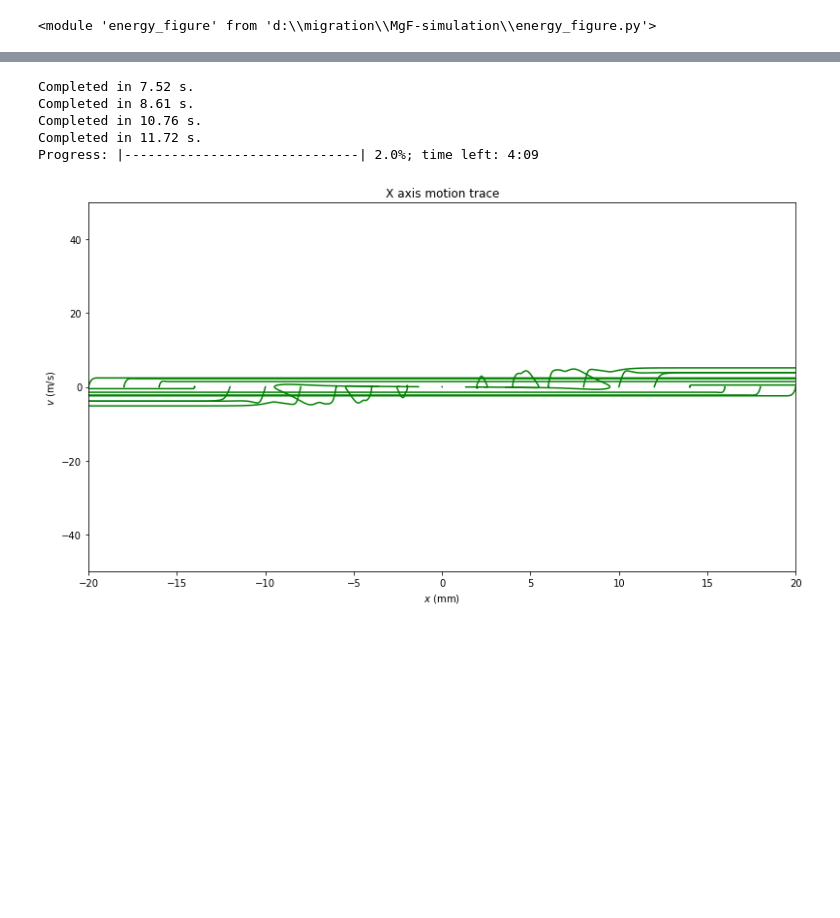
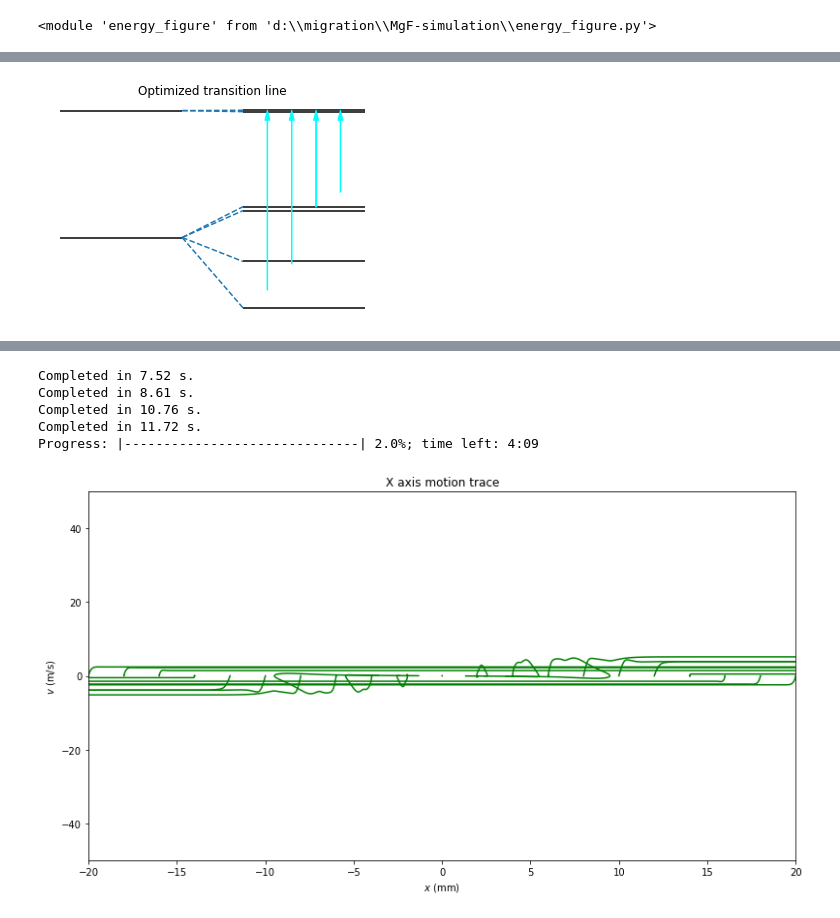
Before and after one commit to DongkyuLim/MgF-simulation, a Jupyter notebook: Practice Note in here.ipynb, the cells around one changed output, grey strips where cells are left out. Drawn from its saved outputs; the diff is of its cells as text; code cells hidden in the pictures; blank space fills up the shorter version.

```diff
--- a/Practice Note in here.ipynb
+++ b/Practice Note in here.ipynb
@@ -180,40 +180,45 @@ for hfx in Hfs_X:
 
 diag.plot(axis_on=0,saving=1,name="MgF energy diagram")
 # %%
-
-connection =
+import pymongo
+connection = pymongo.MongoClient("localhost:27017")
+db = connection.db.New_vc
+max_parameters = db.find(limit=5,projection={"_id" : 0}).sort("target",pymongo.DESCENDING)[0]["params"]
+energy_ls = [max_parameters["d1"],max_parameters["d2"],max_parameters["d3"],max_parameters["d4"]]
 
 diag = energy_figure.energy_diagram()
 
 Hfs_X = dict()
 Hfs_A = dict()
 
 Hfs_X["F=1-"] = E_X[0]*Gamma
 Hfs_X["F=0"] = E_X[1]*Gamma
 Hfs_X["F=1+"] = E_X[2]*Gamma
 Hfs_X["F=2"] = E_X[3]*Gamma
 
 Hfs_A["F'=0"] = E_A[0]*Gamma
 Hfs_A["F'=1"] = E_A[1]*Gamma
 
 diag.add_energy(0,"Xstate")
 diag.next_Y()
 diag.add_energy(0,"Astate")
 
 diag.next_X(add_offset=1.5)
 for hfx in Hfs_X:
     diag.add_energy(Hfs_X[hfx],hfx)
     diag.split("Xstate",hfx,linestyle="--")
 
 diag.next_Y()
 for hfa in Hfs_A:
     diag.add_energy(Hfs_A[hfa],hfa)
     diag.split("Astate",hfa,linestyle="--")
 
-for hfx in Hfs_X:
-    diag.transmission("F'=1",hfx,arrow_type=True,color="magenta",width=0.5,headwidth=5,headlength=10)
+for hfx,ens in zip(Hfs_X,energy_ls):
+    diag.transmission("F'=1",hfx,down_offset=-ens*22,arrow_type=True,color="cyan",width=0.5,headwidth=5,headlength=10)
 # for hfx in Hfs_X:
     # diag.transmission("F'=1",hfx,up_offset=-30,arrow_type=True,color="cyan",width=0.5,headwidth=5,headlength=10)
 
 
-diag.plot(axis_on=0,saving=1,name="MgF energy diagram")
+diag.plot(axis_on=0,saving=1,name="Optimized transition line")
+# %% [output]
+[figure, added]
```
Also changed, not shown: parts of 5 cells of this notebook, 2 other files.
